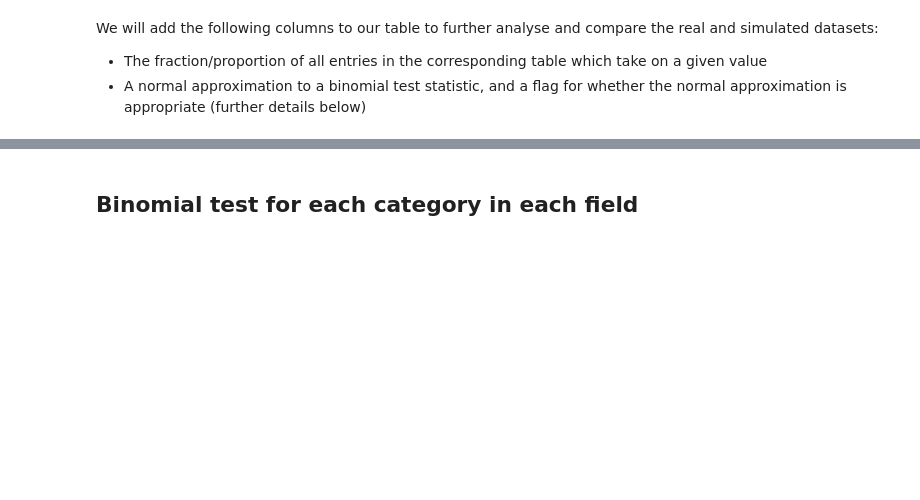
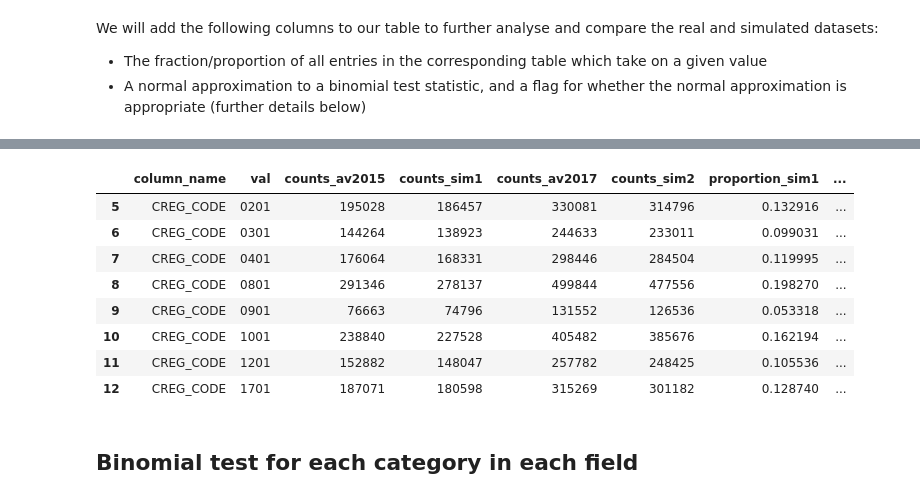
Before and after one commit to edwardmpearce/simulacrum, a Jupyter notebook: Internship2019/Test_suite/analysis.ipynb, the cells around one changed output, grey strips where cells are left out. Cells and saved outputs as stored; diff of their text form; code cells hidden in the pictures; blank space fills up the shorter version.

```diff
--- a/Internship2019/Test_suite/analysis.ipynb
+++ b/Internship2019/Test_suite/analysis.ipynb
@@ -153,7 +161,7 @@ interact(lambda col_name: plots.view_by_field(totals_comb, col_name), col_name=c
 ## Using Python's Pandas package
 # %%
 def join_counts(table1, table2, count_cols):
-    joined = pd.merge(table1, table2, on=['column_name', 'val_clean'], how='outer')[['column_name', 'val_clean'] + count_cols]
+    joined = pd.merge(table1, table2, on=['column_name', 'val'], how='outer')[['column_name', 'val'] + count_cols]
     joined[count_cols] = joined[count_cols].fillna(0, axis=1)
     return joined
 
@@ -163,6 +171,6 @@ def check_zeros(table, ignore=['DATE_FIRST_SURGERY', 'DIAGNOSISDATEBEST']):
         check = check & (table.column_name != field)
     return table.loc[check]
 # %%
-comparison1 = join_counts(counts_tables['av2015'], counts_tables['sim1'], count_cols=['counts_av2015', 'counts_sim1'])
-comparison2 = join_counts(counts_tables['av2017'], counts_tables['sim2'], count_cols=['counts_av2017', 'counts_sim2'])
+comparison1 = join_counts(univariate_categorical_counts['av2015'], univariate_categorical_counts['sim1'], count_cols=['counts_av2015', 'counts_sim1'])
+comparison2 = join_counts(univariate_categorical_counts['av2017'], univariate_categorical_counts['sim2'], count_cols=['counts_av2017', 'counts_sim2'])
 all_joined = join_counts(comparison1, comparison2, count_cols=['counts_av2015', 'counts_sim1', 'counts_av2017', 'counts_sim2'])
@@ -226,3 +200,16 @@ all_joined.loc[all_joined.column_name == 'SCREENINGSTATUSFULL_CODE']
+# %%
+univariate_categorical_results = augment_counts_table(all_joined)
+univariate_categorical_results.loc[univariate_categorical_results.column_name == 'CREG_CODE']
+# %% [output]
+|  | column_name | val | counts_av2015 | counts_sim1 | counts_av2017 | counts_sim2 | proportion_sim1 | ... |
+| 5 | CREG_CODE | 0201 | 195028 | 186457 | 330081 | 314796 | 0.132916 | ... |
+| 6 | CREG_CODE | 0301 | 144264 | 138923 | 244633 | 233011 | 0.099031 | ... |
+| 7 | CREG_CODE | 0401 | 176064 | 168331 | 298446 | 284504 | 0.119995 | ... |
+| 8 | CREG_CODE | 0801 | 291346 | 278137 | 499844 | 477556 | 0.198270 | ... |
+| 9 | CREG_CODE | 0901 | 76663 | 74796 | 131552 | 126536 | 0.053318 | ... |
+| 10 | CREG_CODE | 1001 | 238840 | 227528 | 405482 | 385676 | 0.162194 | ... |
+| 11 | CREG_CODE | 1201 | 152882 | 148047 | 257782 | 248425 | 0.105536 | ... |
+| 12 | CREG_CODE | 1701 | 187071 | 180598 | 315269 | 301182 | 0.128740 | ... |
 # %% [markdown]
 ## Binomial test for each category in each field
 # %% [markdown]
```
Also changed, not shown: parts of 30 cells of this notebook.
